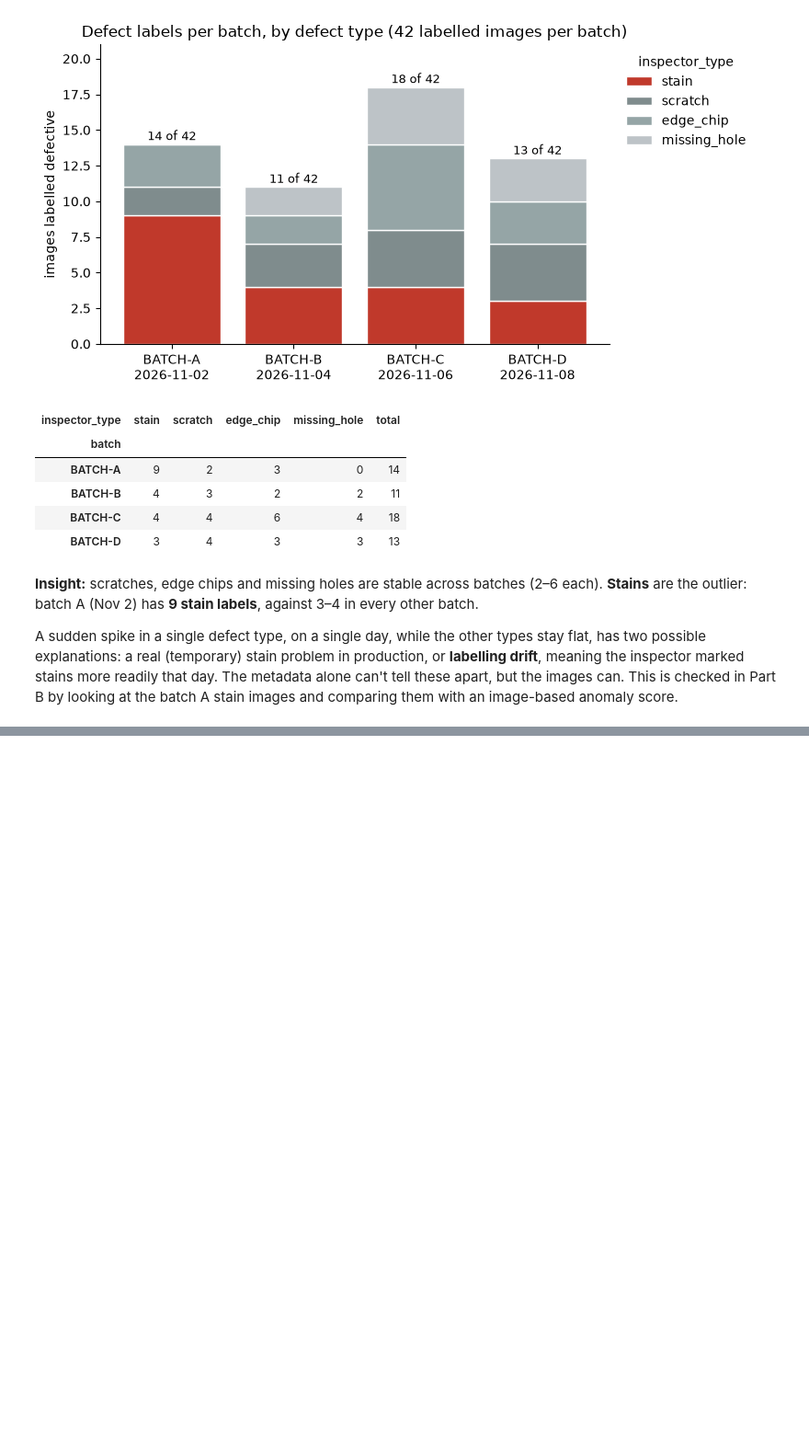
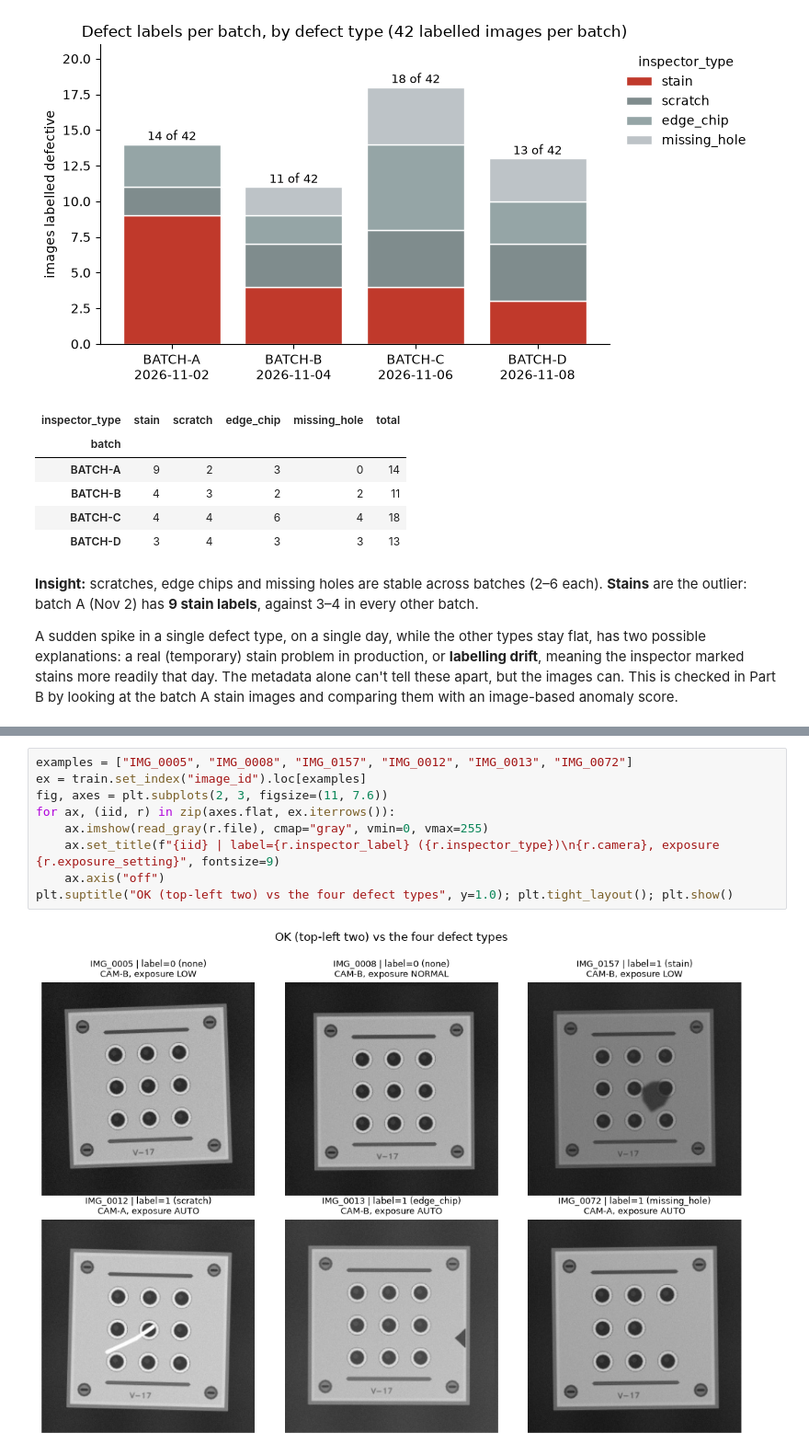
Before and after one commit to yuvalmar16/abra-junior-data-analyst, a Jupyter notebook: solution.ipynb, the cells around one changed output, grey strips where cells are left out. Shown at 92% size. Cells and saved outputs as stored; diff of their text form; blank space fills up the shorter version.

```diff
--- a/solution.ipynb
+++ b/solution.ipynb
@@ -190,0 +197,11 @@ and comparing them with an image-based anomaly score.
+# %%
+examples = ["IMG_0005", "IMG_0008", "IMG_0157", "IMG_0012", "IMG_0013", "IMG_0072"]
+ex = train.set_index("image_id").loc[examples]
+fig, axes = plt.subplots(2, 3, figsize=(11, 7.6))
+for ax, (iid, r) in zip(axes.flat, ex.iterrows()):
+    ax.imshow(read_gray(r.file), cmap="gray", vmin=0, vmax=255)
+    ax.set_title(f"{iid} | label={r.inspector_label} ({r.inspector_type})\n{r.camera}, exposure {r.exposure_setting}", fontsize=9)
+    ax.axis("off")
+plt.suptitle("OK (top-left two) vs the four defect types", y=1.0); plt.tight_layout(); plt.show()
+# %% [output]
+[figure, added]
```
Also changed, not shown: parts of 16 cells of this notebook.
